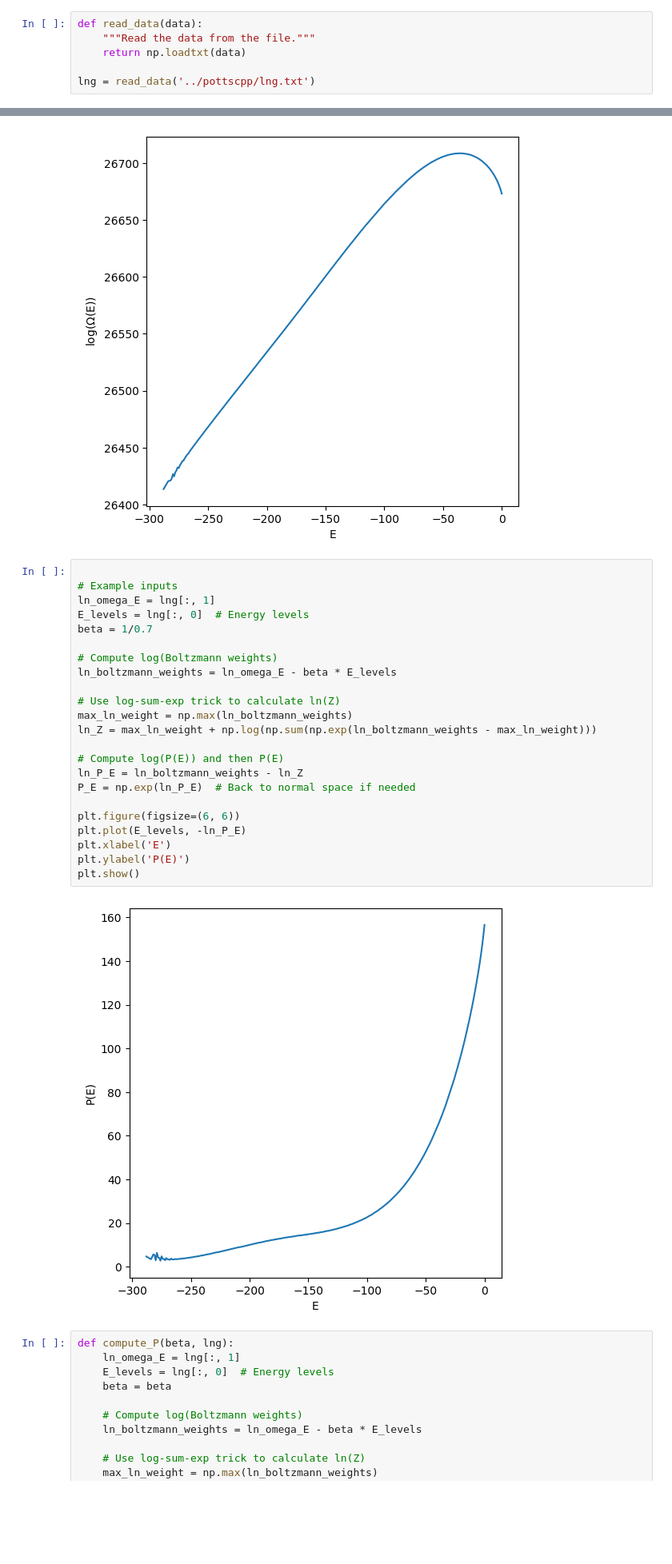
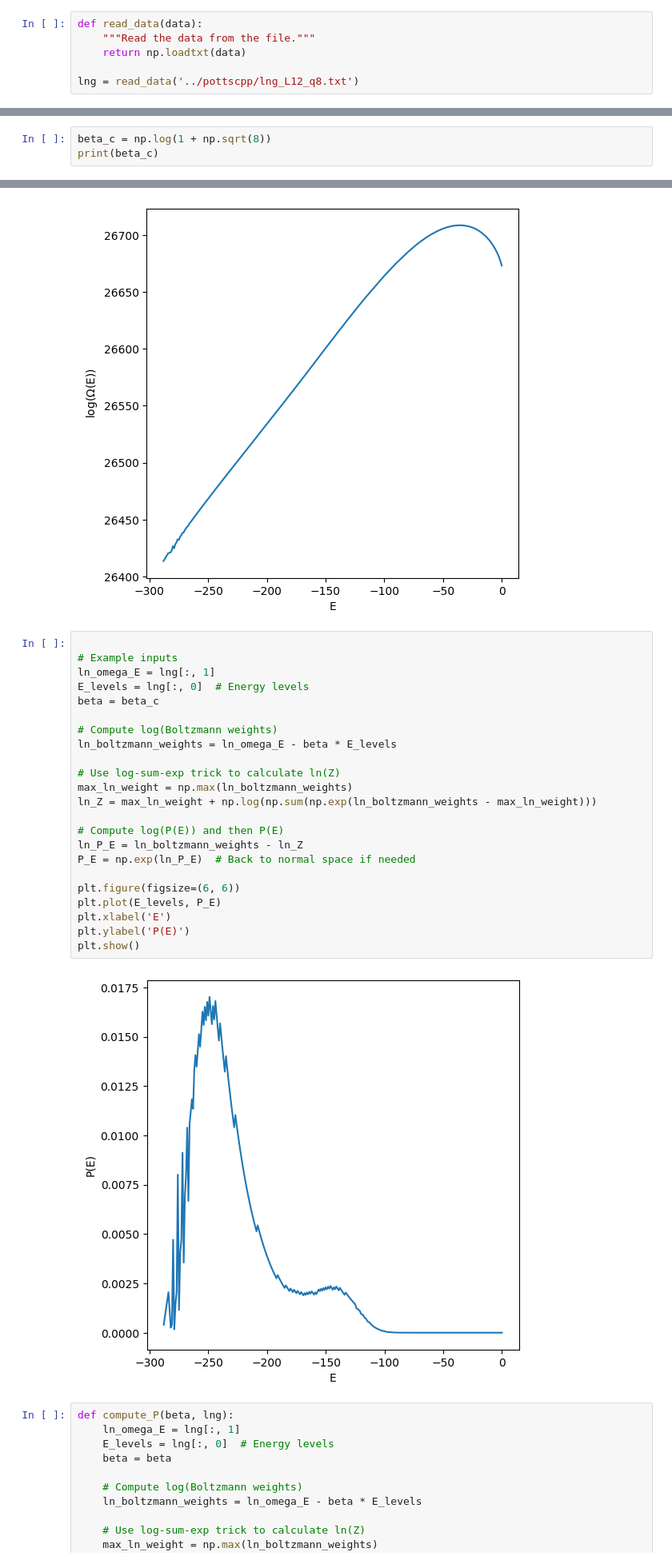
Before and after one commit to joaopedrobiu6/WangLandau_LeeKosterlitz, a Jupyter notebook: python/DataAnalysis.ipynb, the cells around one changed output, grey strips where cells are left out. Shown at 80% size. Saved outputs shown, nothing was run; the diff lists cells and outputs as text; blank space fills up the shorter version.

```diff
--- a/python/DataAnalysis.ipynb
+++ b/python/DataAnalysis.ipynb
@@ -6,6 +6,9 @@ def read_data(data):
     """Read the data from the file."""
     return np.loadtxt(data)
 
-lng = read_data('../pottscpp/lng.txt')
+lng = read_data('../pottscpp/lng_L12_q8.txt')
 # %%
 lng = lng[lng[:, 1] > 1]
+# %%
+beta_c = np.log(1 + np.sqrt(8))
+print(beta_c)
@@ -20,28 +25,28 @@ Text(0, 0.5, 'log($\\Omega$(E))')
 # %%
 
 # Example inputs
 ln_omega_E = lng[:, 1]
 E_levels = lng[:, 0]  # Energy levels
-beta = 1/0.7
+beta = beta_c
 
 # Compute log(Boltzmann weights)
 ln_boltzmann_weights = ln_omega_E - beta * E_levels
 
 # Use log-sum-exp trick to calculate ln(Z)
 max_ln_weight = np.max(ln_boltzmann_weights)
 ln_Z = max_ln_weight + np.log(np.sum(np.exp(ln_boltzmann_weights - max_ln_weight)))
 
 # Compute log(P(E)) and then P(E)
 ln_P_E = ln_boltzmann_weights - ln_Z
 P_E = np.exp(ln_P_E)  # Back to normal space if needed
 
 plt.figure(figsize=(6, 6))
-plt.plot(E_levels, -ln_P_E)
+plt.plot(E_levels, P_E)
 plt.xlabel('E')
 plt.ylabel('P(E)')
 plt.show()
 # %% [output]
-[figure, old version]
+[figure, new version]
 # %%
 def compute_P(beta, lng):
     ln_omega_E = lng[:, 1]
```
Also changed, not shown: parts of 4 cells of this notebook, 5 other files.
